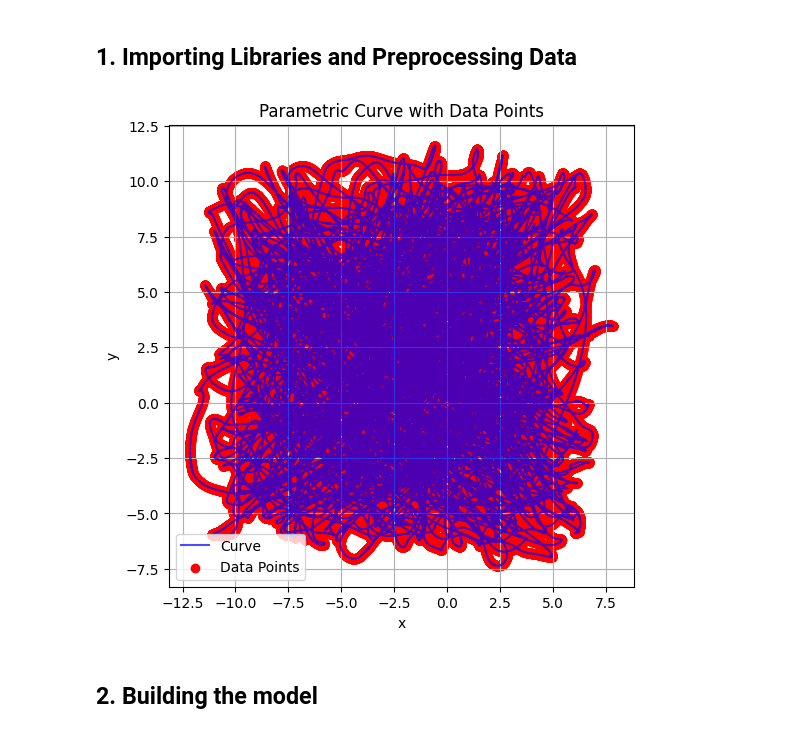
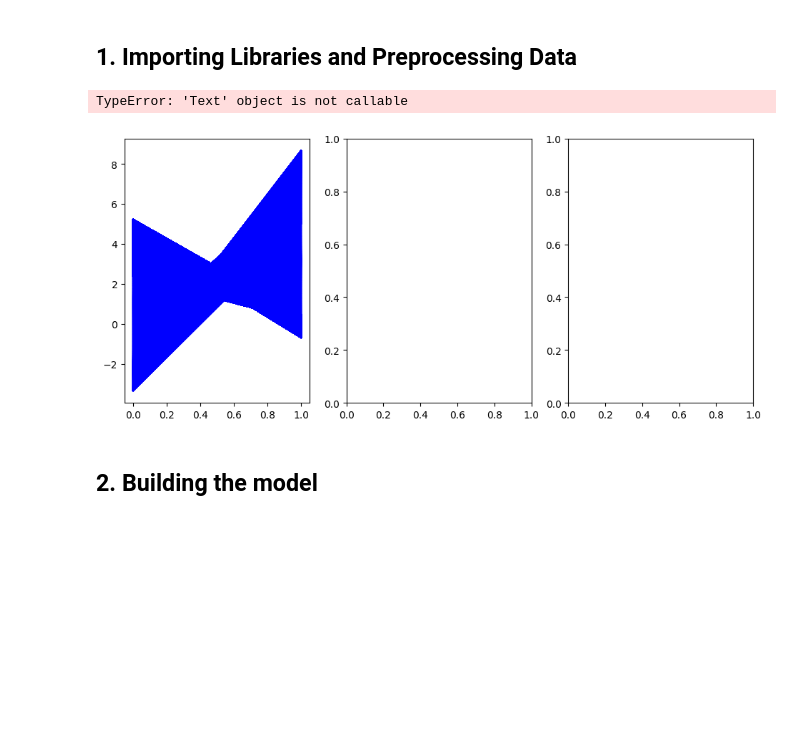
Before and after one commit to WAT-ai/BCI-Signal-Decoding, a Jupyter notebook: src/LMU - Basis/LMU_AA2.ipynb, the cells around one changed output. Cells and saved outputs as stored; diff of their text form; code cells hidden in the pictures; blank space fills up the shorter version.

Commit message:
added integration

```diff
--- a/src/LMU - Basis/LMU_AA2.ipynb
+++ b/src/LMU - Basis/LMU_AA2.ipynb
@@ -53,20 +24,0 @@ Y = kinem_vel.transpose().to_numpy()    # n_kinematics x n_timepoints
-# %%
-A.shape
-# apply clipping?
-# integration over the acceleration twice to get velocity + position
-
-t = np.linspace(0, len(x_pos))  # Fewer points for a clearer plot
-
-# Plot the parametric curve with data points
-plt.figure(figsize=(6, 6))
-plt.plot(x_pos, y_pos, linestyle="-", color="blue", alpha=0.7, label="Curve")
-plt.scatter(x_pos, y_pos, color="red", label="Data Points")
-
-# Labels and title
-plt.xlabel("x")
-plt.ylabel("y")
-plt.title("Parametric Curve with Data Points")
-plt.legend()
-plt.grid(True)
-# %% [output]
-[figure, removed]
@@ -73,3 +70,25 @@ plt.grid(True)
+# %%
+limit = 20000
+t = np.linspace(0, limit)  # Fewer points for a clearer plot
+
+fig, (pl1, pl2, pl3) = plt.subplots(1, 3)
+fig.subplots_adjust(right=1.5)
+
+# Plot the parametric curve with data points
+pl1.plot(pos_matrix[:,:limit], linestyle="-", color="blue", alpha=0.7, label="Curve")
+pl1.title("position")
+pl1.grid(True)
+
+pl2.plot(vel_matrix[:,:limit], linestyle="-", color="red", alpha=0.7, label="Curve")
+pl2.title("velocity")
+pl2.grid(True)
+
+pl3.plot(acc_matrix[:,:limit], linestyle="-", color="green", alpha=0.7, label="Curve")
+pl3.title("acc")
+pl3.grid(True)
+# %% [output]
+TypeError: 'Text' object is not callable
+[figure, added]
 # %% [markdown]
 ## 2. Building the model
 # %% [markdown]
```
Also changed, not shown: parts of 10 cells of this notebook, 3 other files.
